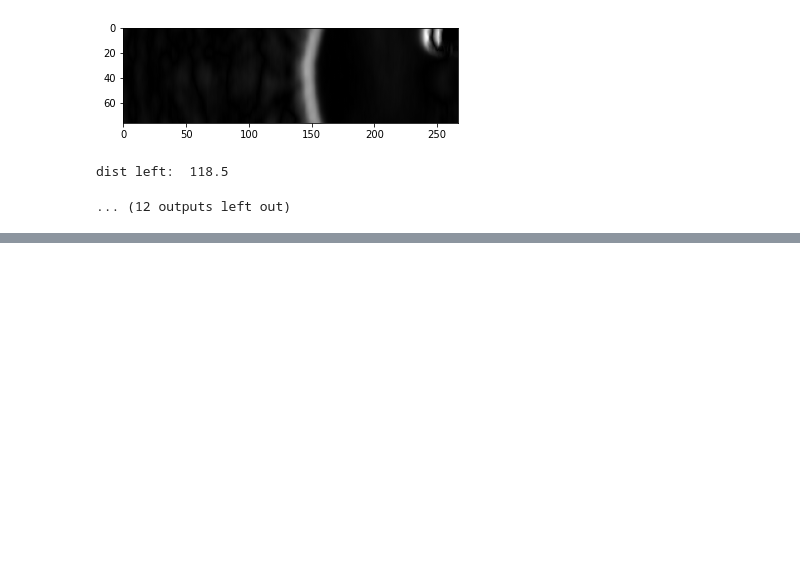
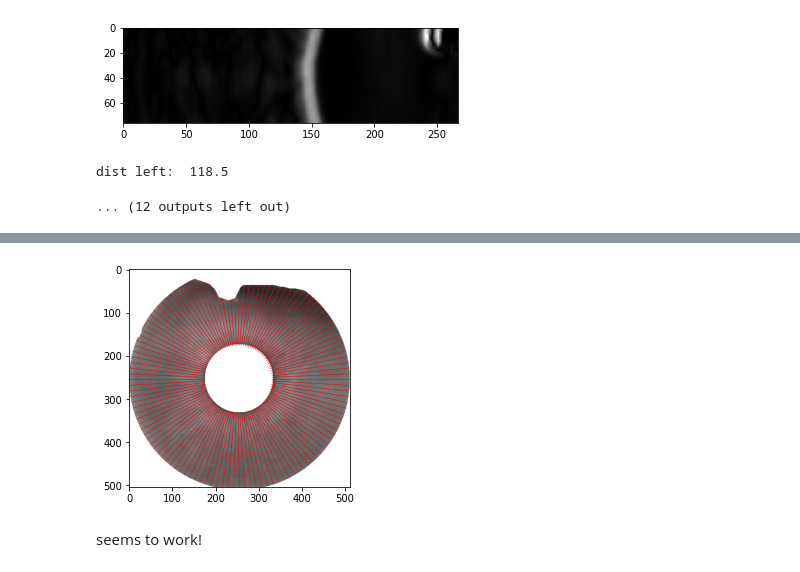
Before and after one commit to spjoliver/TMS016_DOG, a Jupyter notebook: IrisRecognition/example_iriscode.ipynb, the cells around one changed output, grey strips where cells are left out. Saved outputs shown, nothing was run; the diff lists cells and outputs as text; code cells hidden in the pictures; blank space fills up the shorter version.

```diff
--- a/IrisRecognition/example_iriscode.ipynb
+++ b/IrisRecognition/example_iriscode.ipynb
@@ -260,0 +378,8 @@ dist left:  118.5
+# %%
+transf_image = transform_copped_iris(out['iris']/255, out['pupil_xy'], out['pupil_r'], out['iris_xy'], out['iris_r'],
+                      theta_res = theta_psize*n_theta_patches, rho_res = rho_psize*n_rho_patches,
+                      method = "Daug", plot = True)
+# %% [output]
+[figure, added]
+# %% [markdown]
+seems to work!
```
Also changed, not shown: parts of 20 cells of this notebook.
